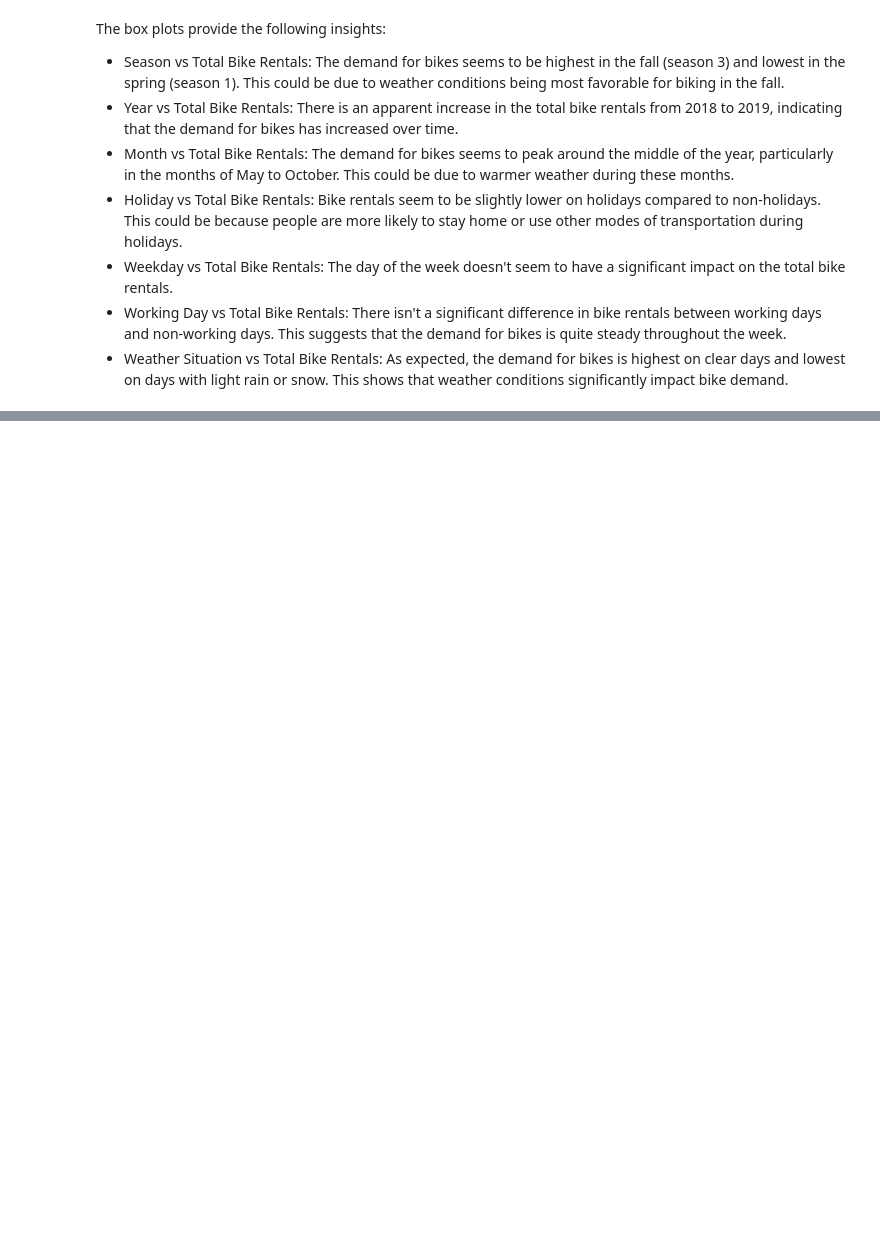
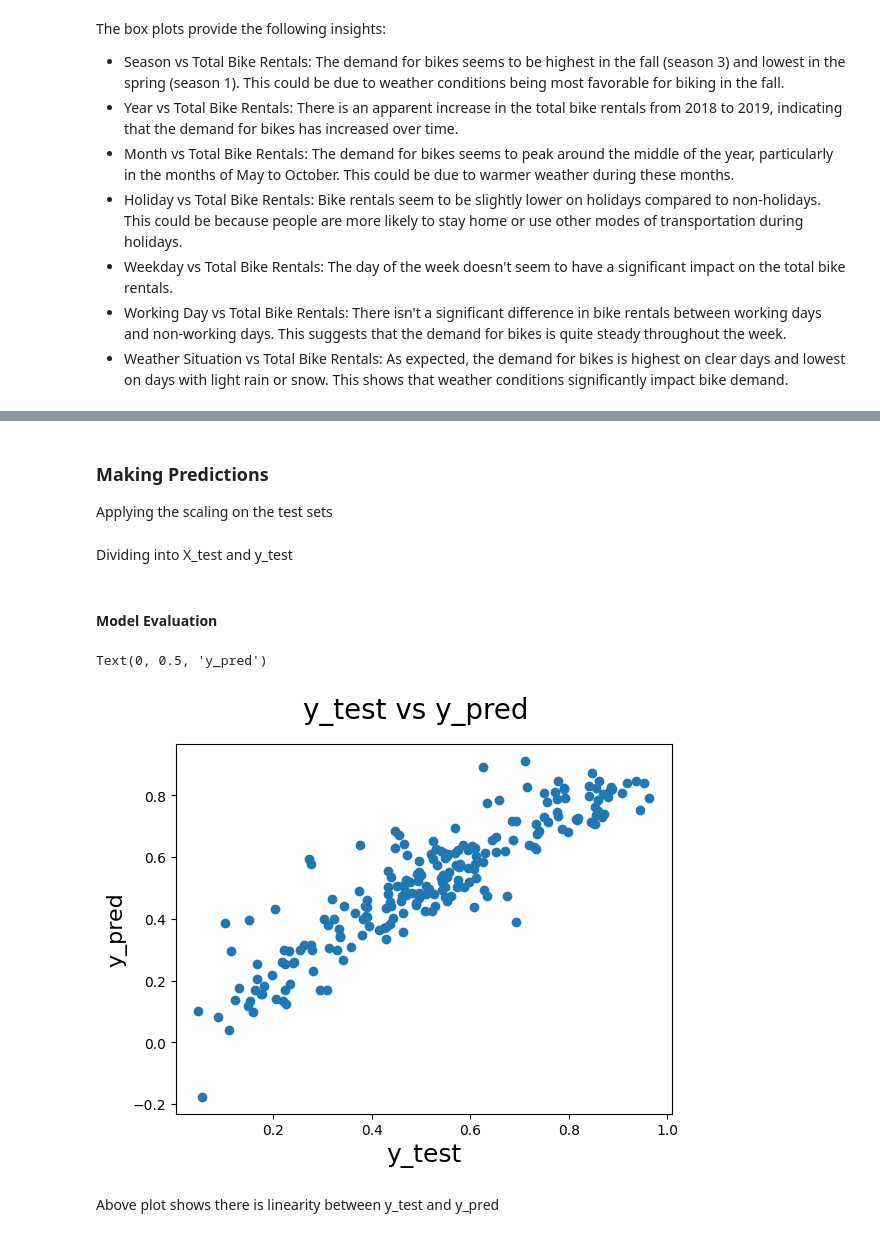
Before and after one commit to abaslam/linear_regression_assignment, a Jupyter notebook: linear_regression_assignment.ipynb, the cells around one changed output, grey strips where cells are left out. Saved outputs shown, nothing was run; the diff lists cells and outputs as text; code cells hidden in the pictures; blank space fills up the shorter version.

```diff
--- a/linear_regression_assignment.ipynb
+++ b/linear_regression_assignment.ipynb
@@ -227,0 +385,29 @@ Let's proceed with data preparation for Model Building
+# %% [markdown]
+### Making Predictions
+
+Applying the scaling on the test sets
+# %%
+df_test[numerical_columns] = scaler.transform(df_test[numerical_columns])
+# %% [markdown]
+Dividing into X_test and y_test
+# %%
+y_test = df_test.pop('count')
+X_test = df_test
+# %%
+X_test_new = sm.add_constant(X_test)
+X_test_new = X_test_new[X_train_rfe.columns]
+# %%
+y_pred = lm.predict(X_test_new)
+# %% [markdown]
+#### Model Evaluation
+# %%
+fig = plt.figure()
+plt.scatter(y_test,y_pred)
+fig.suptitle('y_test vs y_pred', fontsize=20)
+plt.xlabel('y_test', fontsize=18)
+plt.ylabel('y_pred', fontsize=16)
+# %% [output]
+Text(0, 0.5, 'y_pred')
+[figure, added]
+# %% [markdown]
+Above plot shows there is linearity between y_test and y_pred
```
Also changed, not shown: parts of 25 cells of this notebook.
